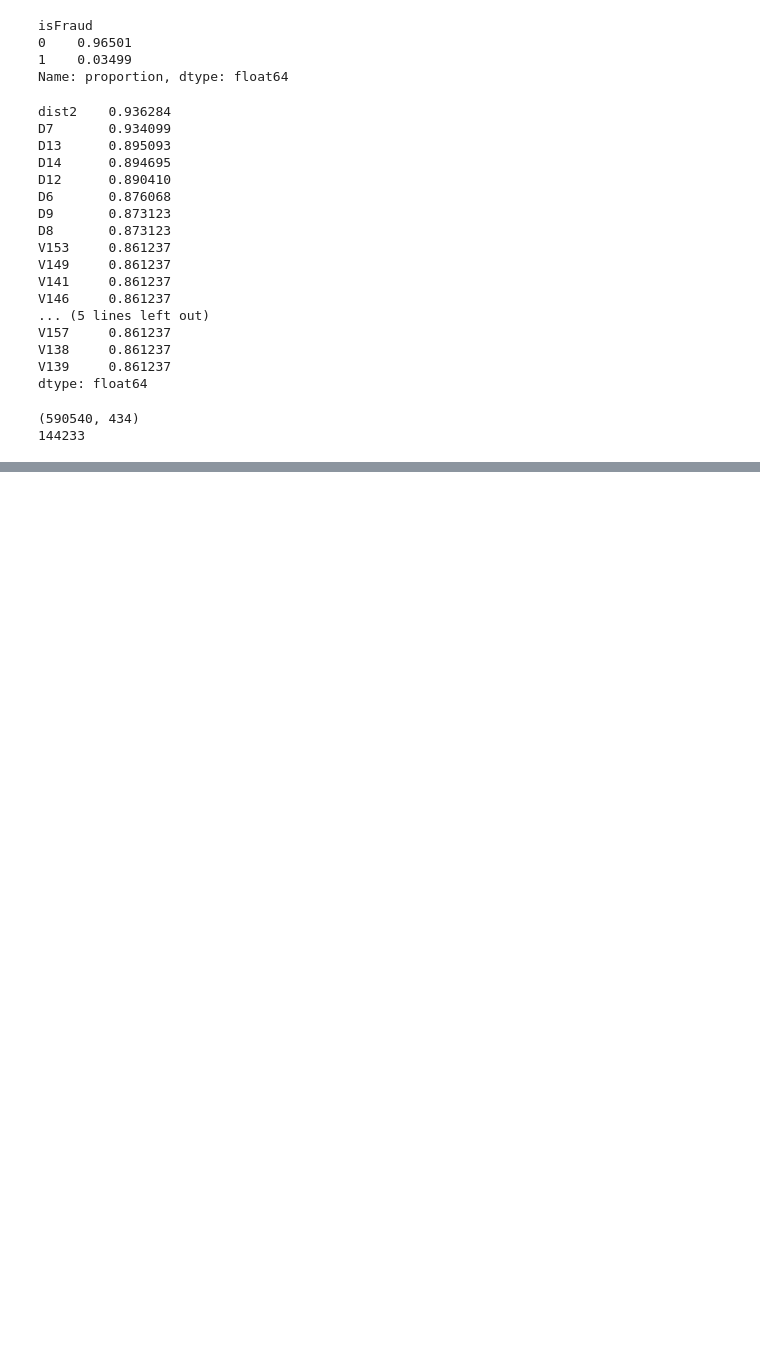
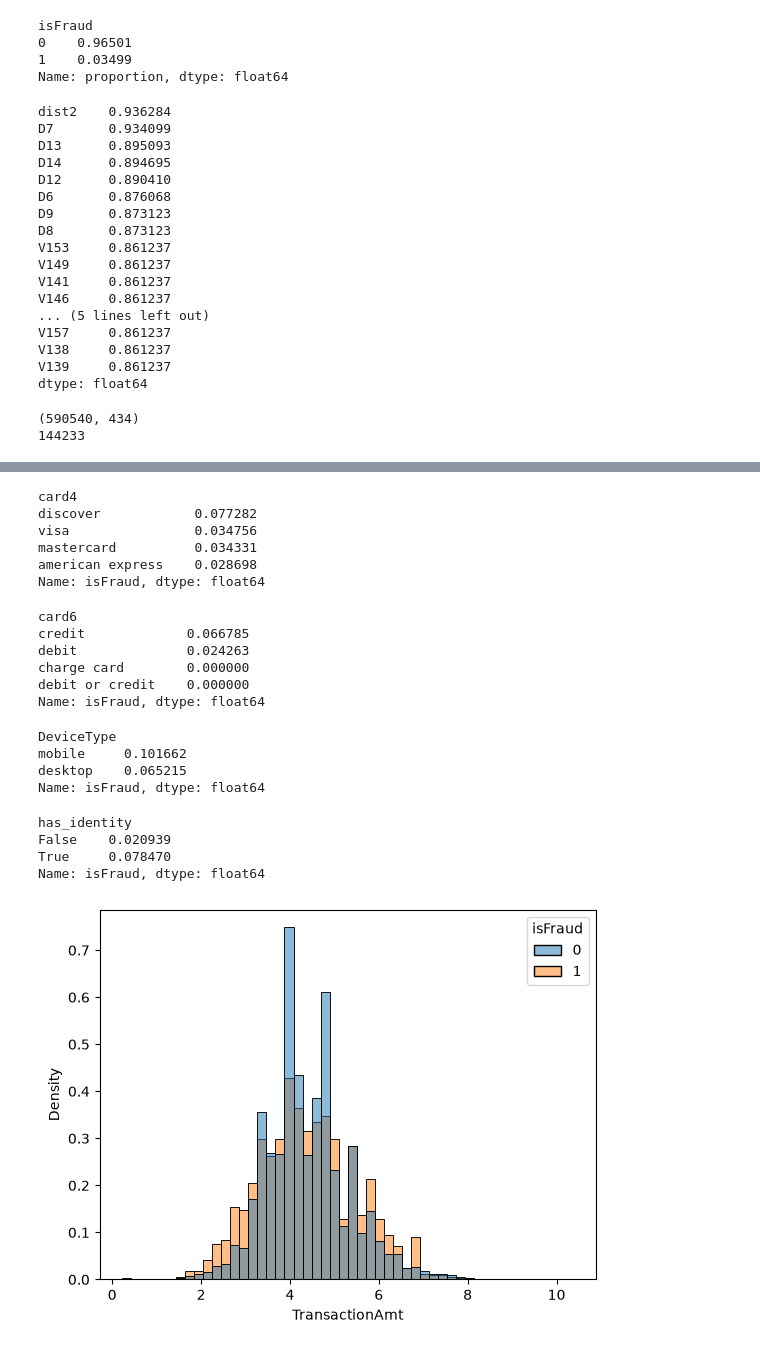
Before and after one commit to siddhesh-0506/marketplace-fraud-detection, a Jupyter notebook: eda.ipynb, the cells around one changed output, grey strips where cells are left out. Cells and saved outputs as stored; diff of their text form; code cells hidden in the pictures; blank space fills up the shorter version.

```diff
--- a/eda.ipynb
+++ b/eda.ipynb
@@ -74,0 +89,38 @@ print(train_tx["TransactionID"].isin(train_id["TransactionID"]).sum())
+# %%
+merged.groupby("card4")["isFraud"].mean().sort_values(ascending=False)
+# %% [output]
+card4
+discover            0.077282
+visa                0.034756
+mastercard          0.034331
+american express    0.028698
+Name: isFraud, dtype: float64
+# %%
+merged.groupby("card6")["isFraud"].mean().sort_values(ascending=False)
+# %% [output]
+card6
+credit             0.066785
+debit              0.024263
+charge card        0.000000
+debit or credit    0.000000
+Name: isFraud, dtype: float64
+# %%
+merged.groupby("DeviceType")["isFraud"].mean().sort_values(ascending=False)
+# %% [output]
+DeviceType
+mobile     0.101662
+desktop    0.065215
+Name: isFraud, dtype: float64
+# %%
+merged["has_identity"] = merged["TransactionID"].isin(train_id["TransactionID"])
+merged.groupby("has_identity")["isFraud"].mean()
+# %% [output]
+has_identity
+False    0.020939
+True     0.078470
+Name: isFraud, dtype: float64
+# %%
+sns.histplot(data=merged, x=np.log1p(merged["TransactionAmt"]), hue="isFraud", stat="density", common_norm=False, bins=50)
+plt.show()
+# %% [output]
+[figure, added]
```
Also changed, not shown: parts of 5 cells of this notebook.
